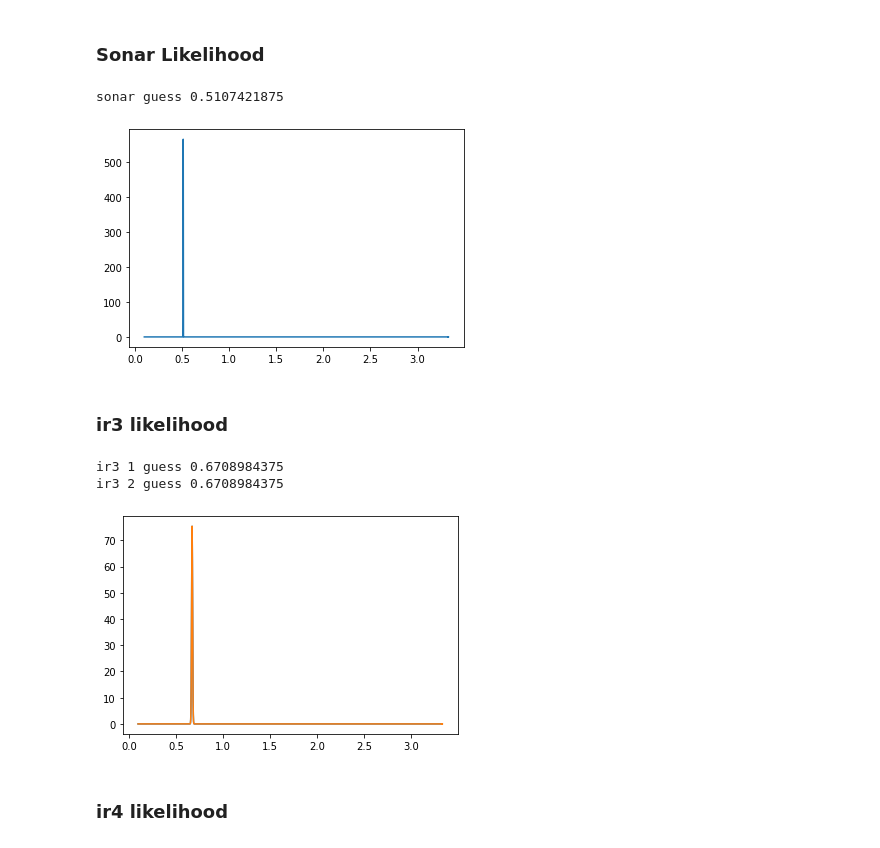
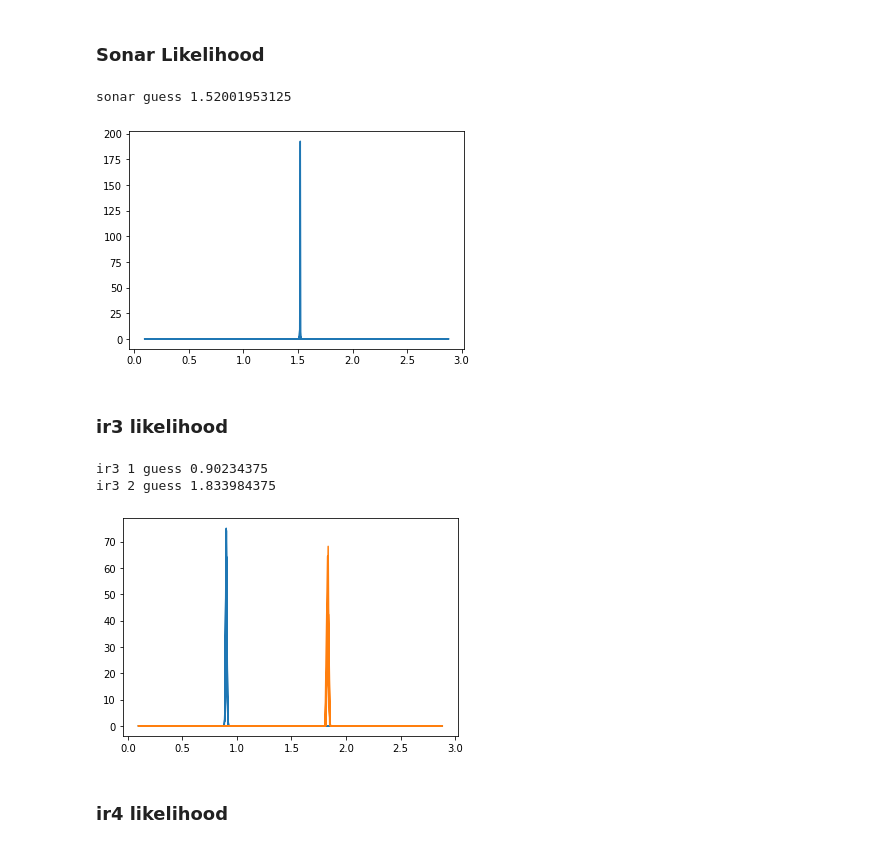
Before and after one commit to Laserbean/ENMT482_Ass1, a Jupyter notebook: Assignment1.ipynb, the cells around one changed output. Saved outputs shown, nothing was run; the diff lists cells and outputs as text; code cells hidden in the pictures.

```diff
--- a/Assignment1.ipynb
+++ b/Assignment1.ipynb
@@ -52,11 +52,10 @@ range__, sonar_1 = data1.T
 rang= range__
 y = sonar_1
 
-m, c, error, new_range = myIRLS1(rang, y)
-yLS = m * rang + c
+msn1, cs2, error, new_range = myIRLS1(rang, y)
+yLS = msn1 * rang + cs2
 
-h = lambda x: m* x +c
-h_sn1 = lambda x: m* x +c
+h_sn1 = lambda x: msn1* x +cs2
 
 err_var_sn1 = np.var(error)
 err_mean_sn1 = np.mean(error)
@@ -129,25 +134,25 @@ rang = range__
 h_ir3_model = lambda x, a0, a1, b, c: a0/(x +a1)  + b + c*(x)
 
 
-params, cov = curve_fit(h_ir3_model, range_, y)
+params, cov = curve_fit(h_ir3_model, rang, y)
 
-a0 = params[0]
-a1 = params[1]
-b = params[2]
-c = params[3]
+a0_ir3 = params[0]
+a1_ir3 = params[1]
+b_ir3 = params[2]
+c_ir3 = params[3]
 
-yLS = h_ir3_model(range_, *params)
+yLS = h_ir3_model(rang, *params)
 
 # h = lambda x: a0/(x +a1)  + b + c*(x)
 
-h_ir3 = lambda x: a0/(x +a1)  + b + c*(x)
+h_ir3 = lambda x: a0_ir3/(x +a1_ir3)  + b_ir3 + c_ir3*(x)
 
 error = yLS - y
 err_var_ir3 = np.var(error)
 err_mean_ir3 = np.mean(error)
 
 
-xaxis_ir3, mean_x_ir3, var_x_ir3 = VarError(range_, error, xstep=0.5)
+xaxis_ir3, mean_x_ir3, var_x_ir3 = VarError(rang, error, xstep=0.5)
 
 
 title = 'Infrared 3'
@@ -572,5 +583,5 @@ except:
 # %%
-t = findIndex(2.5, range_)
+fish = findIndex(2.5, range_)
 # time[t]
 
 x_region = range_#[t-500: t+500]
@@ -582,5 +593,5 @@ x_region = range_#[t-500: t+500]
 # plt.figure(figsize=(15, 3))
 # plt.xlim(0, np.max(x_region))
 
-print(f"true range {range_[t]}")
+print(f"true range {range_[fish]}")
 # %% [output]
@@ -588,2 +598,0 @@ true range 1.500302805671469
-# %%
-fish = 500
@@ -598,32 +609,38 @@ sonarPlot = plt.plot(x_region, L_sn1)
 print(f"sonar guess {g1}")
 # print(f"area = {np.trapz(L_sn1, x_region, dx = 0.02)}")
 # %% [output]
-sonar guess 0.5107421875
+sonar guess 1.52001953125
-[figure, old version]
+[figure, new version]
 # %% [markdown]
 ### ir3 likelihood
 # %%
 # print(f"\n {raw_ir3[t]}\n")
 g1ir3, g2ir3 = ambInvertH(h_ir3, raw_ir3[fish], mid=1)
 if (not g1ir3 == None):
     # ind = findIndex(g1ir3, xaxis_ir3)
     L_1ir3 = N(x_region ,g1ir3, err_var_ir3) #  var_x_ir3[ind]
     print(f"ir3 1 guess {g1ir3}")
     ir31Plot = plt.plot(x_region, L_1ir3)
 else:
-    ir31Plot = plt.plot()
+    L_1ir3 = N(x_region ,0, 100000) #  var_x_ir3[ind]
+    ir31Plot = plt.plot(x_region, L_1ir3)
+    # ir31Plot = plt.plot()
+
 
 if (not g2ir3 == None):
     # ind = findIndex(g2ir3, xaxis_ir3)
     L_2ir3 = N(x_region, g2ir3, err_var_ir3) #var_x_ir3[ind]
     print(f"ir3 2 guess {g2ir3}")
     ir32Plot = plt.plot(x_region, L_2ir3)
 else:
-    ir32Plot = plt.plot()
+    L_2ir3 = N(x_region ,0, 100000) #  var_x_ir3[ind]
+    ir32Plot = plt.plot(x_region, L_1ir3)
+
+    # ir32Plot = plt.plot()
 # %% [output]
-ir3 1 guess 0.6708984375
-ir3 2 guess 0.6708984375
+ir3 1 guess 0.90234375
+ir3 2 guess 1.833984375
-[figure, old version]
+[figure, new version]
 # %% [markdown]
 ### ir4 likelihood
 # %%
```
Also changed, not shown: parts of 15 cells of this notebook.
